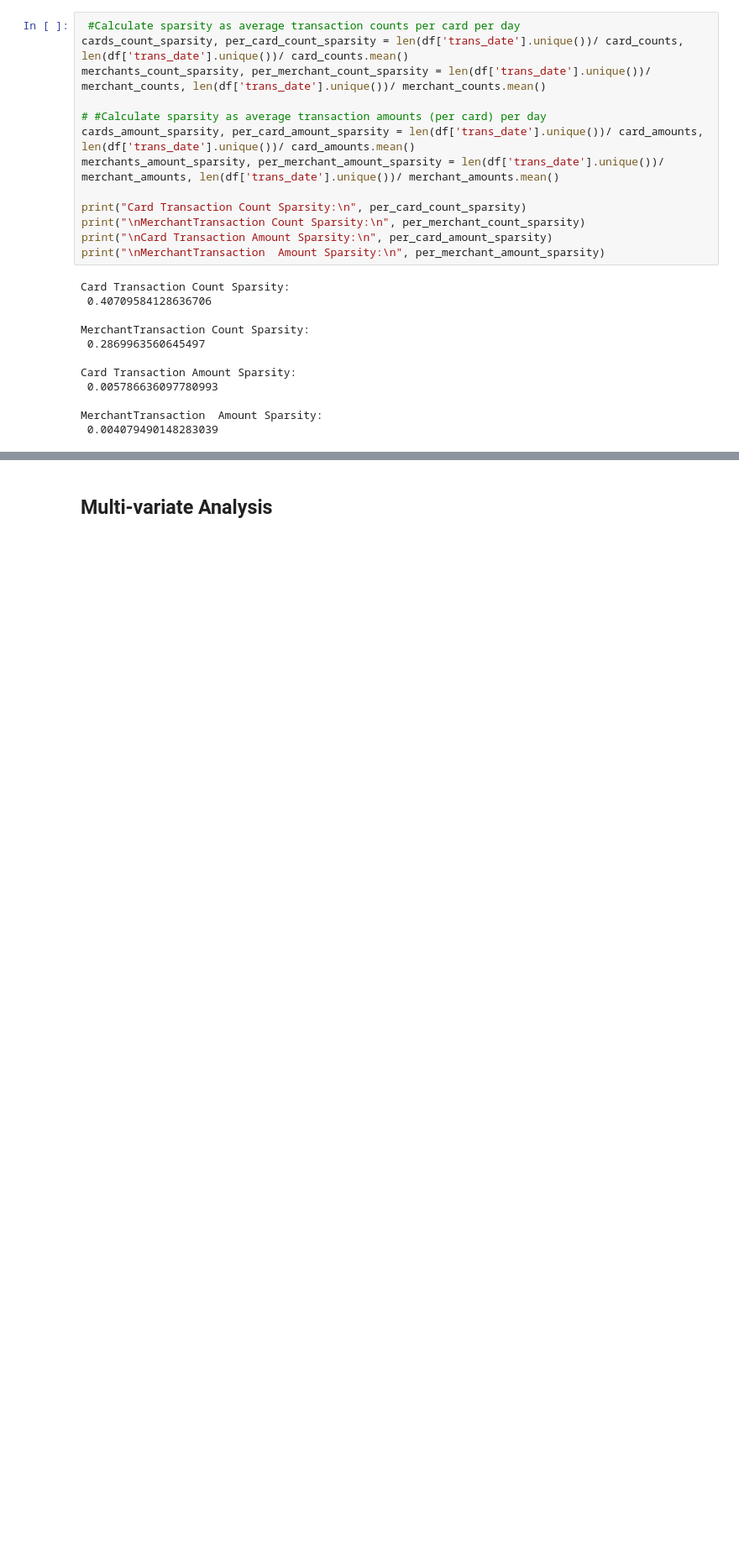
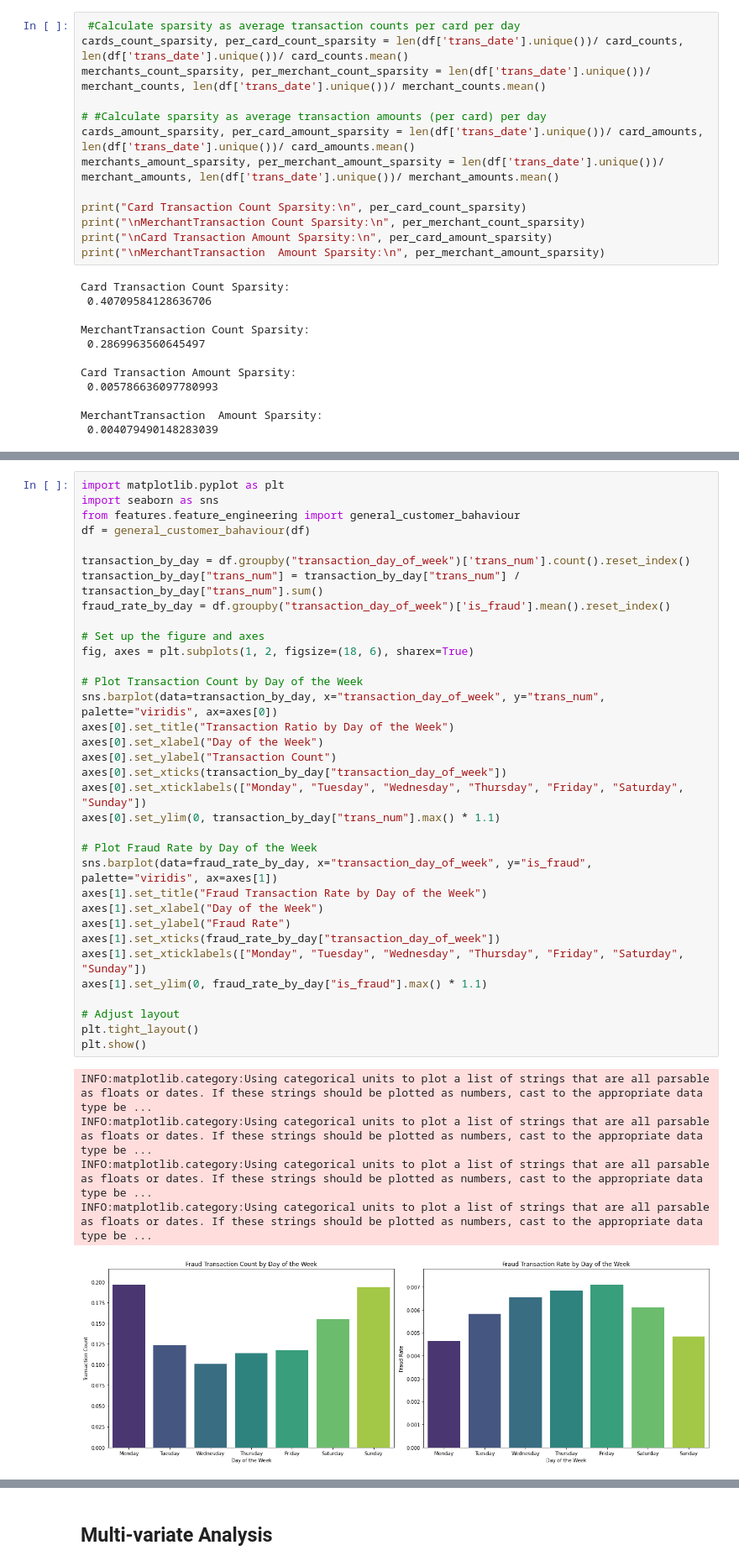
Before and after one commit to ichbinlan99/Fraud-Detection-TR, a Jupyter notebook: notebooks/EDA.ipynb, the cells around one changed output, grey strips where cells are left out. Shown at 84% size. Cells and saved outputs as stored; diff of their text form; blank space fills up the shorter version.

```diff
--- a/notebooks/EDA.ipynb
+++ b/notebooks/EDA.ipynb
@@ -217,0 +120,40 @@ fig.show()
+# %%
+import matplotlib.pyplot as plt
+import seaborn as sns
+from features.feature_engineering import general_customer_bahaviour
+df = general_customer_bahaviour(df)
+
+transaction_by_day = df.groupby("transaction_day_of_week")['trans_num'].count().reset_index()
+transaction_by_day["trans_num"] = transaction_by_day["trans_num"] / transaction_by_day["trans_num"].sum()
+fraud_rate_by_day = df.groupby("transaction_day_of_week")['is_fraud'].mean().reset_index()
+
+# Set up the figure and axes
+fig, axes = plt.subplots(1, 2, figsize=(18, 6), sharex=True)
+
+# Plot Transaction Count by Day of the Week
+sns.barplot(data=transaction_by_day, x="transaction_day_of_week", y="trans_num", palette="viridis", ax=axes[0])
+axes[0].set_title("Transaction Ratio by Day of the Week")
+axes[0].set_xlabel("Day of the Week")
+axes[0].set_ylabel("Transaction Count")
+axes[0].set_xticks(transaction_by_day["transaction_day_of_week"])
+axes[0].set_xticklabels(["Monday", "Tuesday", "Wednesday", "Thursday", "Friday", "Saturday", "Sunday"])
+axes[0].set_ylim(0, transaction_by_day["trans_num"].max() * 1.1)
+
+# Plot Fraud Rate by Day of the Week
+sns.barplot(data=fraud_rate_by_day, x="transaction_day_of_week", y="is_fraud", palette="viridis", ax=axes[1])
+axes[1].set_title("Fraud Transaction Rate by Day of the Week")
+axes[1].set_xlabel("Day of the Week")
+axes[1].set_ylabel("Fraud Rate")
+axes[1].set_xticks(fraud_rate_by_day["transaction_day_of_week"])
+axes[1].set_xticklabels(["Monday", "Tuesday", "Wednesday", "Thursday", "Friday", "Saturday", "Sunday"])
+axes[1].set_ylim(0, fraud_rate_by_day["is_fraud"].max() * 1.1)
+
+# Adjust layout
+plt.tight_layout()
+plt.show()
+# %% [output]
+INFO:matplotlib.category:Using categorical units to plot a list of strings that are all parsable as floats or dates. If these strings should be plotted as numbers, cast to the appropriate data type be ...
+INFO:matplotlib.category:Using categorical units to plot a list of strings that are all parsable as floats or dates. If these strings should be plotted as numbers, cast to the appropriate data type be ...
+INFO:matplotlib.category:Using categorical units to plot a list of strings that are all parsable as floats or dates. If these strings should be plotted as numbers, cast to the appropriate data type be ...
+INFO:matplotlib.category:Using categorical units to plot a list of strings that are all parsable as floats or dates. If these strings should be plotted as numbers, cast to the appropriate data type be ...
+[figure, added]
```
Also changed, not shown: parts of 56 cells of this notebook.
